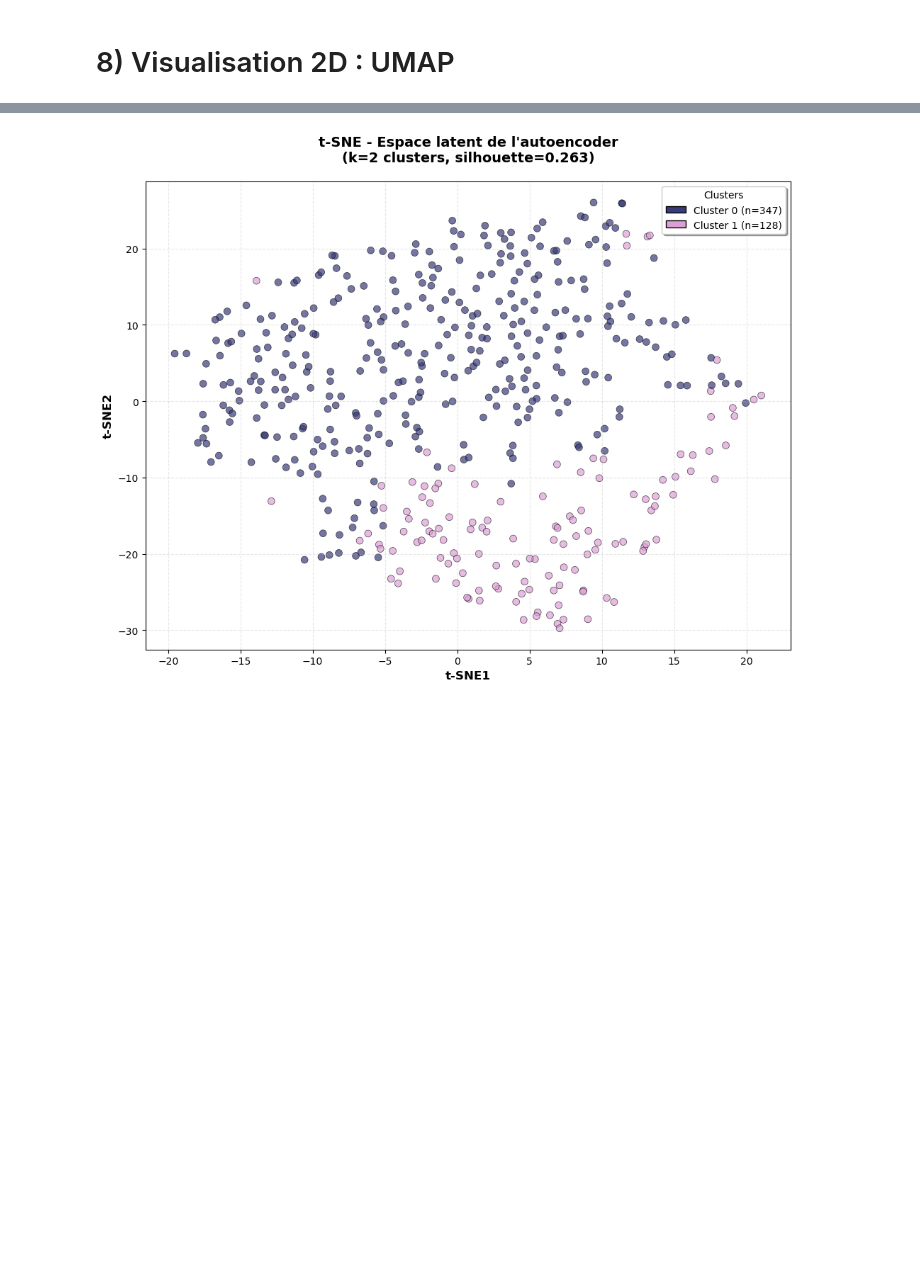
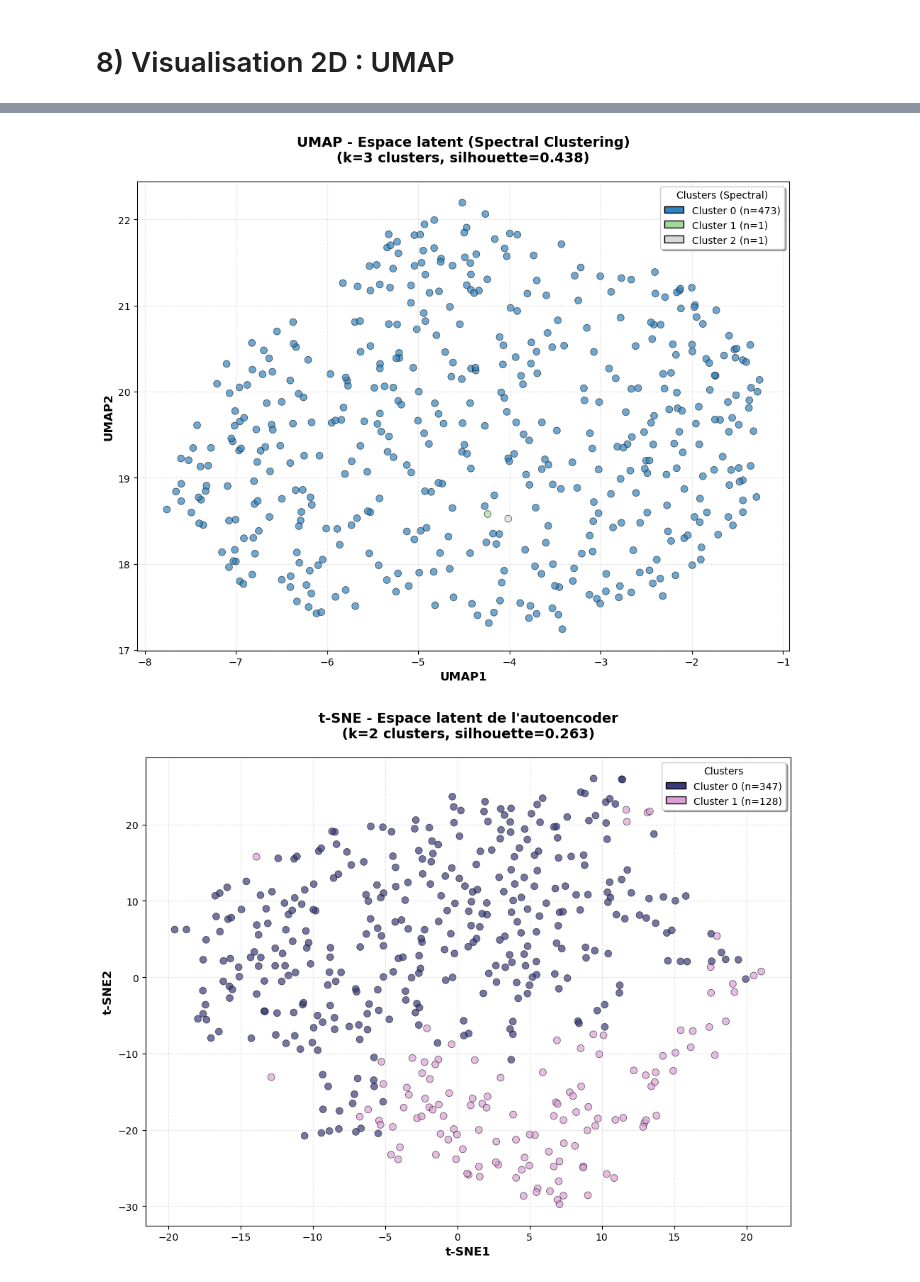
Before and after one commit to elodiehusson/Deep-Learning-Project, a Jupyter notebook: script/pipeline_autoencoder.ipynb, the cells around one changed output, grey strips where cells are left out. Saved outputs shown, nothing was run; the diff lists cells and outputs as text; code cells hidden in the pictures; blank space fills up the shorter version.

```diff
--- a/script/pipeline_autoencoder.ipynb
+++ b/script/pipeline_autoencoder.ipynb
@@ -360,3 +429,61 @@ plt.close()
+# %%
+# UMAP - Spectral Clustering
+reducer_spectral = umap.UMAP(n_neighbors=20, min_dist=0.2, random_state=RANDOM_SEED, n_jobs=-1)
+emb2d_spectral = reducer_spectral.fit_transform(Z)
+method_spectral = "UMAP"
+
+# Créer une palette de couleurs pour les clusters spectral
+from matplotlib import cm
+import matplotlib.patches as mpatches
+
+n_clusters_spectral = len(np.unique(cluster_labels_spectral))
+colors_spectral = cm.get_cmap('tab20c', n_clusters_spectral)
+
+plt.figure(figsize=(10, 8))
+scatter_spectral = plt.scatter(
+    emb2d_spectral[:, 0],
+    emb2d_spectral[:, 1],
+    c=cluster_labels_spectral,
+    cmap='tab20c',
+    s=50,
+    alpha=0.7,
+    edgecolors='black',
+    linewidth=0.5
+)
+
+# Ajouter la légende des clusters
+legend_elements_spectral = [
+    mpatches.Patch(
+        facecolor=colors_spectral(i),
+        edgecolor='black',
+        label=f'Cluster {i} (n={np.sum(cluster_labels_spectral == i)})'
+    )
+    for i in range(n_clusters_spectral)
+]
+plt.legend(
+    handles=legend_elements_spectral,
+    title='Clusters (Spectral)',
+    loc='best',
+    frameon=True,
+    fancybox=True,
+    shadow=True
+)
+
+plt.title(
+    f'{method_spectral} - Espace latent (Spectral Clustering)\n(k={best_k_spectral} clusters, silhouette={best_sil_spectral:.3f})',
+    fontsize=14,
+    fontweight='bold',
+    pad=20
+)
+plt.xlabel(f'{method_spectral}1', fontsize=12, fontweight='bold')
+plt.ylabel(f'{method_spectral}2', fontsize=12, fontweight='bold')
+plt.grid(True, alpha=0.3, linestyle='--')
+plt.tight_layout()
+plt.savefig(os.path.join(OUTDIR, "latent_umap_clusters_spectral.pdf"), dpi=300, bbox_inches='tight')
+plt.show()
+plt.close()
+# %% [output]
+[figure, added]
 # %%
 # t-SNE
 from sklearn.manifold import TSNE
```
Also changed, not shown: parts of 3 cells of this notebook.
